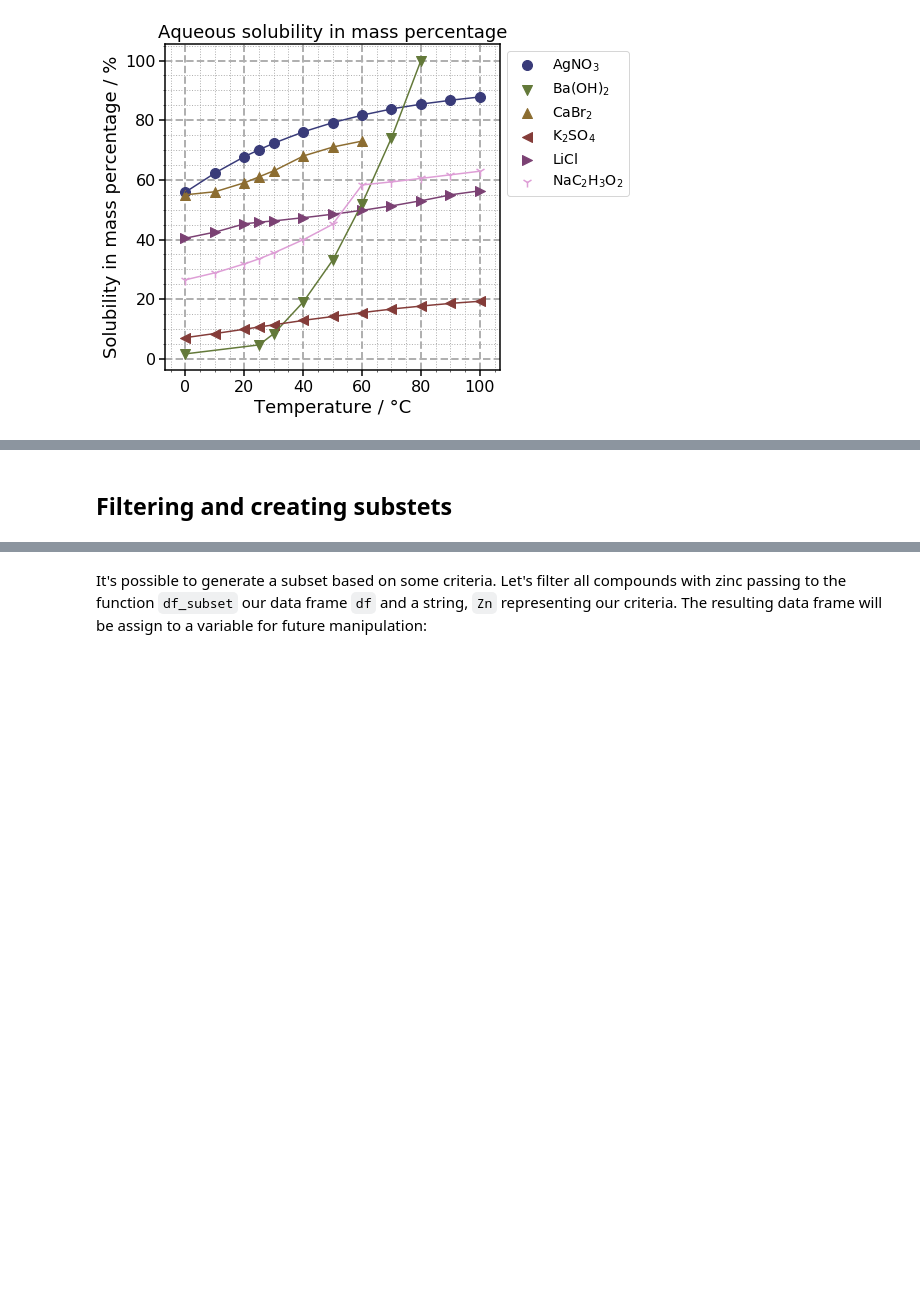
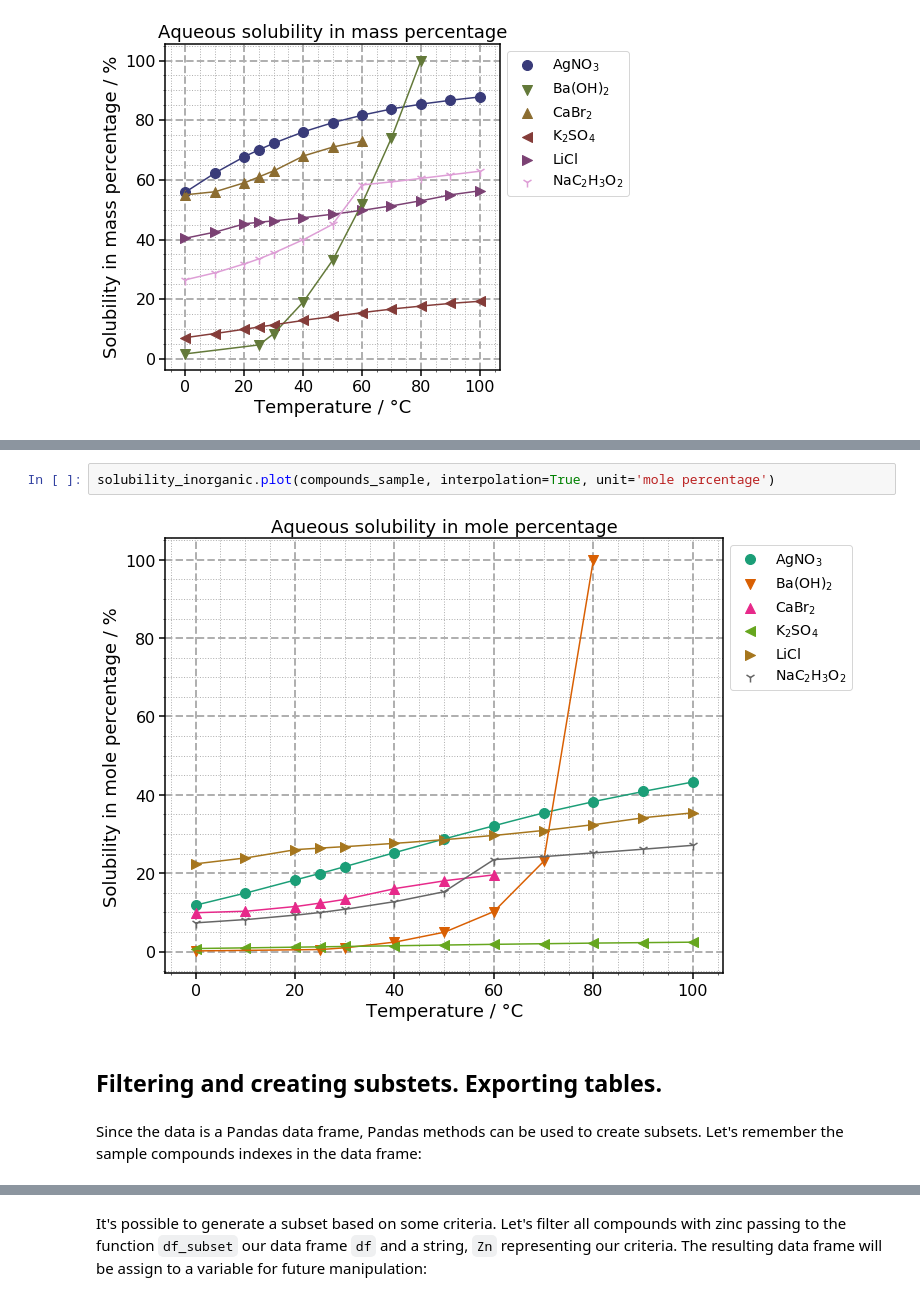
Before and after one commit to chicolucio/solutions, a Jupyter notebook: tutorials/aqueous_solubility_inorganic_temperatures.ipynb, the cells around one changed output, grey strips where cells are left out. Saved outputs shown, nothing was run; the diff lists cells and outputs as text; blank space fills up the shorter version.

```diff
--- a/tutorials/aqueous_solubility_inorganic_temperatures.ipynb
+++ b/tutorials/aqueous_solubility_inorganic_temperatures.ipynb
@@ -102,2 +120,8 @@ solubility_inorganic.plot(compounds_sample, colors=plt.cm.tab20b, interpolation=
+# %%
+solubility_inorganic.plot(compounds_sample, interpolation=True, unit='mole percentage')
+# %% [output]
+[figure, added]
 # %% [markdown]
-## Filtering and creating substets
+## Filtering and creating substets. Exporting tables.
+# %% [markdown]
+Since the data is a Pandas data frame, Pandas methods can be used to create subsets. Let's remember the sample compounds indexes in the data frame:
```
Also changed, not shown: parts of 23 cells of this notebook.
